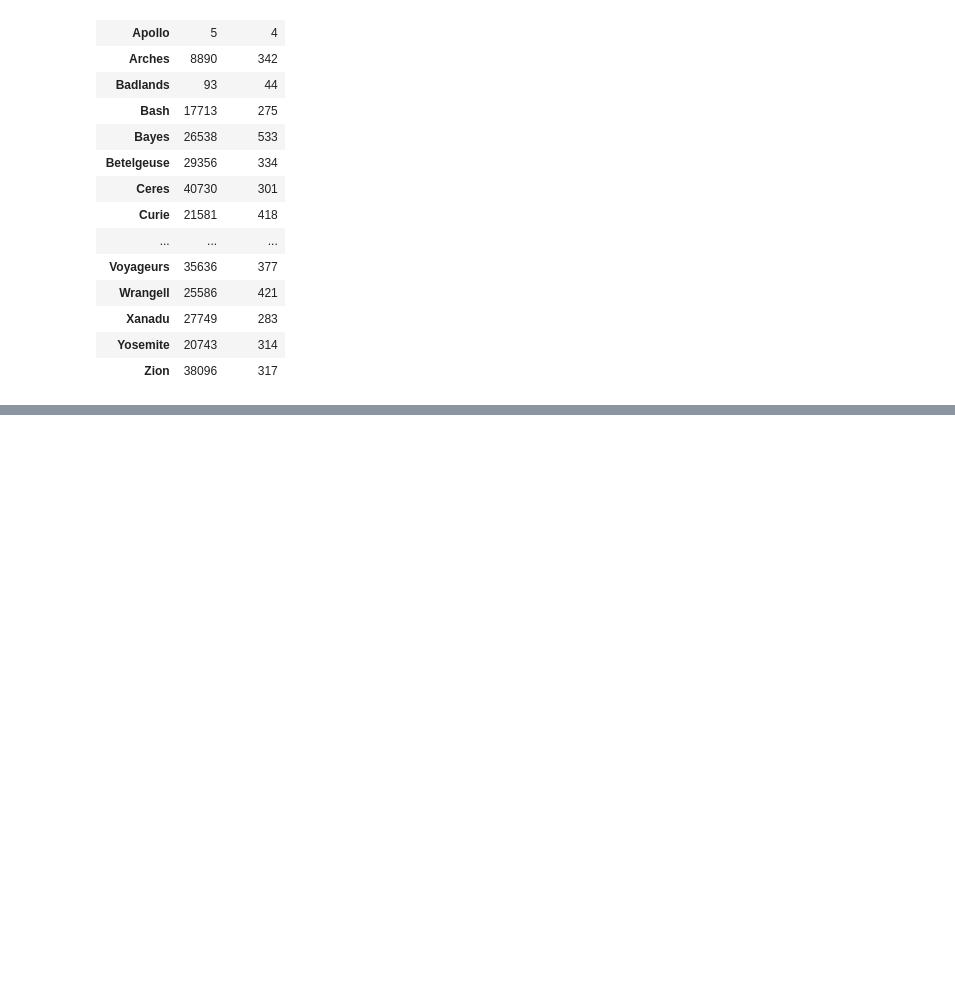
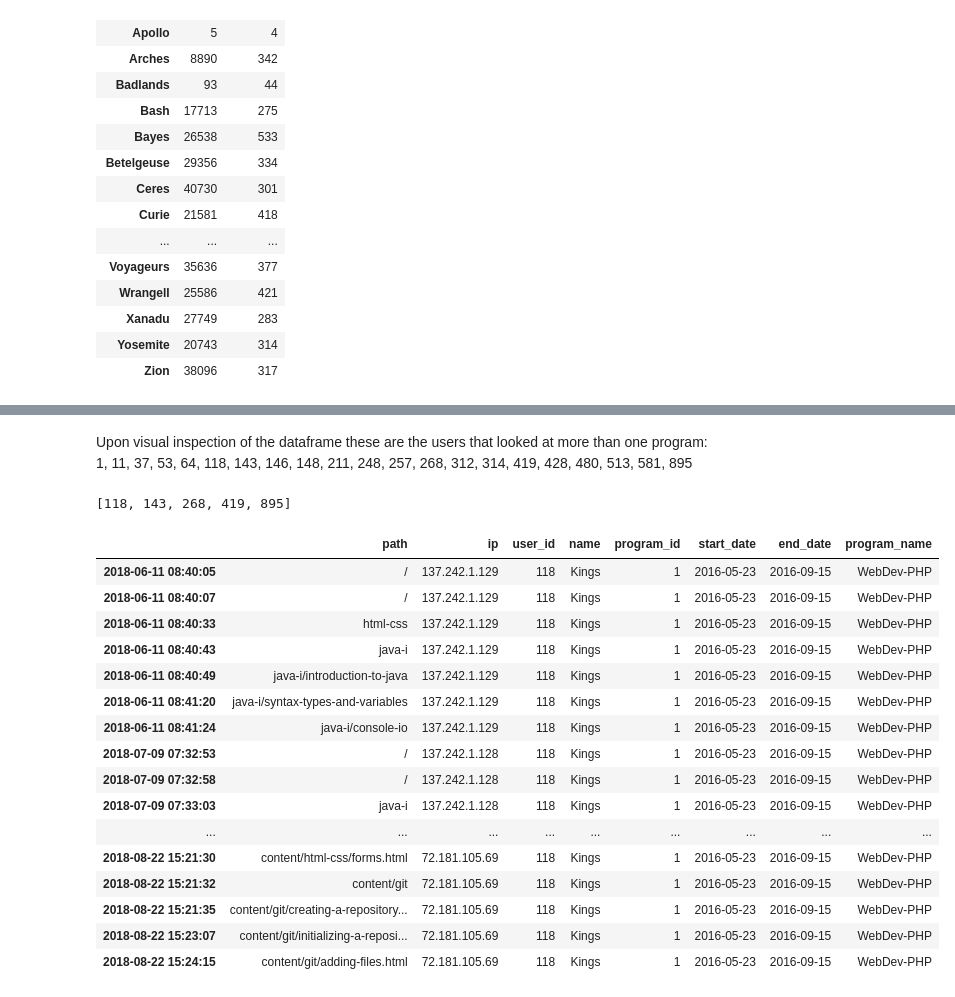
Before and after one commit to LastMinuteAnswer/Codeup_Anomaly_Detection, a Jupyter notebook: Scrapwork/Jeanette's_Work.ipynb, the cells around one changed output, grey strips where cells are left out. Drawn from its saved outputs; the diff is of its cells as text; code cells hidden in the pictures; blank space fills up the shorter version.

```diff
--- a/Scrapwork/Jeanette's_Work.ipynb
+++ b/Scrapwork/Jeanette's_Work.ipynb
@@ -203,0 +444,3 @@ b
+# %% [markdown]
+Upon visual inspection of the dataframe these are the users that looked at more than one program:
+1, 11, 37, 53, 64, 118, 143, 146, 148, 211, 248, 257, 268, 312, 314, 419, 428, 480, 513, 581, 895
@@ -203,0 +451,32 @@ b
+# %%
+not_staff = []
+for user in user_list:
+    if user in staff_list:
+        continue
+    else:
+        not_staff.append(user)
+
+not_staff
+# %% [output]
+[118, 143, 268, 419, 895]
+# %%
+# Now that I have a list down to 5, I can inspect why they might have viewed different programs
+df[(df.user_id == 118) & (df.program_id != 2)]
+# %% [output]
+|  | path | ip | user_id | name | program_id | start_date | end_date | program_name |
+| 2018-06-11 08:40:05 | / | 137.242.1.129 | 118 | Kings | 1 | 2016-05-23 | 2016-09-15 | WebDev-PHP |
+| 2018-06-11 08:40:07 | / | 137.242.1.129 | 118 | Kings | 1 | 2016-05-23 | 2016-09-15 | WebDev-PHP |
+| 2018-06-11 08:40:33 | html-css | 137.242.1.129 | 118 | Kings | 1 | 2016-05-23 | 2016-09-15 | WebDev-PHP |
+| 2018-06-11 08:40:43 | java-i | 137.242.1.129 | 118 | Kings | 1 | 2016-05-23 | 2016-09-15 | WebDev-PHP |
+| 2018-06-11 08:40:49 | java-i/introduction-to-java | 137.242.1.129 | 118 | Kings | 1 | 2016-05-23 | 2016-09-15 | WebDev-PHP |
+| 2018-06-11 08:41:20 | java-i/syntax-types-and-variables | 137.242.1.129 | 118 | Kings | 1 | 2016-05-23 | 2016-09-15 | WebDev-PHP |
+| 2018-06-11 08:41:24 | java-i/console-io | 137.242.1.129 | 118 | Kings | 1 | 2016-05-23 | 2016-09-15 | WebDev-PHP |
+| 2018-07-09 07:32:53 | / | 137.242.1.128 | 118 | Kings | 1 | 2016-05-23 | 2016-09-15 | WebDev-PHP |
+| 2018-07-09 07:32:58 | / | 137.242.1.128 | 118 | Kings | 1 | 2016-05-23 | 2016-09-15 | WebDev-PHP |
+| 2018-07-09 07:33:03 | java-i | 137.242.1.128 | 118 | Kings | 1 | 2016-05-23 | 2016-09-15 | WebDev-PHP |
+| ... | ... | ... | ... | ... | ... | ... | ... | ... |
+| 2018-08-22 15:21:30 | content/html-css/forms.html | 72.181.105.69 | 118 | Kings | 1 | 2016-05-23 | 2016-09-15 | WebDev-PHP |
+| 2018-08-22 15:21:32 | content/git | 72.181.105.69 | 118 | Kings | 1 | 2016-05-23 | 2016-09-15 | WebDev-PHP |
+| 2018-08-22 15:21:35 | content/git/creating-a-repository... | 72.181.105.69 | 118 | Kings | 1 | 2016-05-23 | 2016-09-15 | WebDev-PHP |
+| 2018-08-22 15:23:07 | content/git/initializing-a-reposi... | 72.181.105.69 | 118 | Kings | 1 | 2016-05-23 | 2016-09-15 | WebDev-PHP |
+| 2018-08-22 15:24:15 | content/git/adding-files.html | 72.181.105.69 | 118 | Kings | 1 | 2016-05-23 | 2016-09-15 | WebDev-PHP |
```
Also changed, not shown: parts of 53 cells of this notebook.
